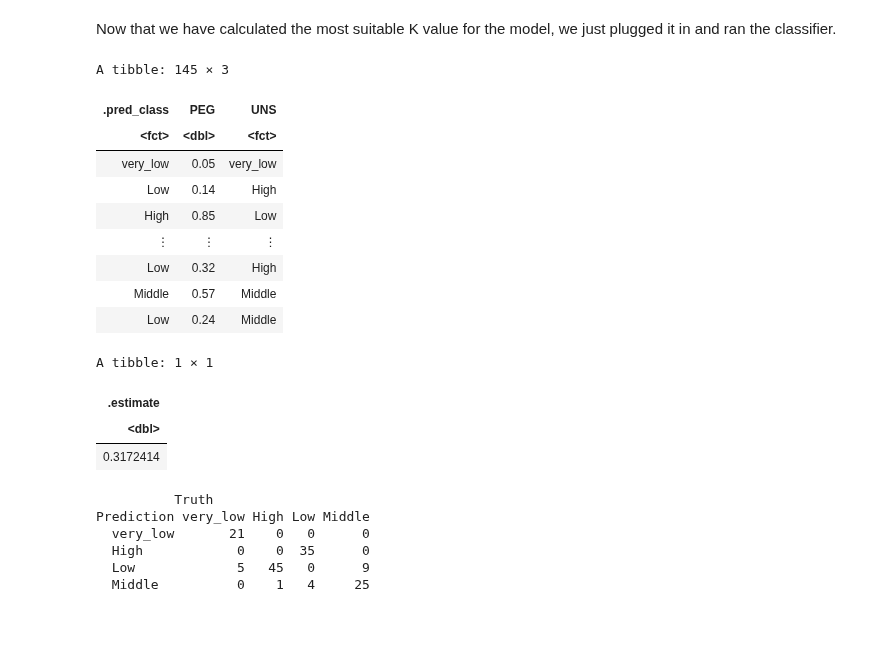
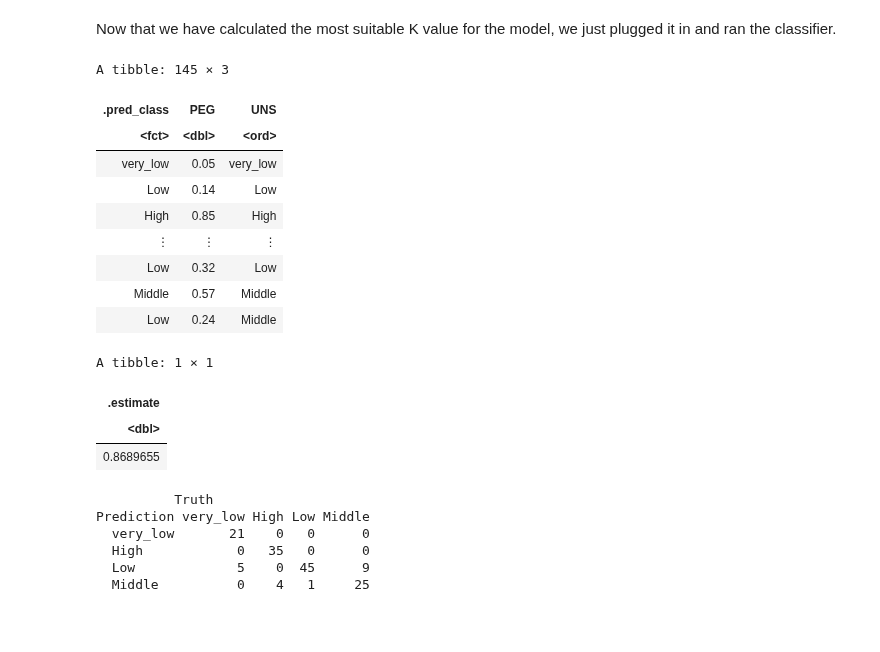
Before and after one commit to pgbenng/DSCI-Group-38-Project, a Jupyter notebook: proposal.ipynb, the cells around one changed output. Saved outputs shown, nothing was run; the diff lists cells and outputs as text; code cells hidden in the pictures.

Commit message:
matched factor levels

```diff
--- a/proposal.ipynb
+++ b/proposal.ipynb
@@ -142,7 +142,7 @@ A tibble: 10 × 2
 | 0.80 | High |
 | 0.07 | very_low |
 # %%
-levels(dataset_testing$UNS) <- c("very_low", "High", "Low", "Middle") #makes the factor levels of the training and testing data the same, so that later
+dataset_testing$UNS <- ordered(dataset_testing$UNS, levels = c("very_low", "High", "Low", "Middle"))  #makes the factor levels of the training and testing data the same, originally was different
 # %% [markdown]
 <br>
 
@@ -259,40 +259,40 @@ Now that we have calculated the most suitable K value for the model, we just plu
 # %%
 set.seed(9999)
 knn_spec_2 <- nearest_neighbor(weight_func = "rectangular", neighbors = kmin) %>%      # plug in the best k value that we found above
               set_engine("kknn") %>%
               set_mode("classification")
 
 knn_fit <- workflow() %>%
            add_recipe(recipe) %>%             #adds the same recipe above
            add_model(knn_spec_2) %>%          #adds the new model with the best k-value that we found above
            fit(data = dataset_training)       #fit the training data
 
 predictions <- knn_fit %>%                   #fits the workflow
                predict(dataset_testing) %>%  #predicts the UNS value  for each observation in the testing data
                bind_cols(dataset_testing)    #puts the column with all the predictions into the testing dataframe
 predictions
 
 
-summary <- predictions %>%s
+summary <- predictions %>%
             metrics(truth = "UNS", estimate = ".pred_class") %>%  #determines the accuracy (and other metrics) based on each testing set observation's predicted UNS value and actual UNS value
            filter(.metric == "accuracy")%>%                       #filters out all the rows with the accuracy metric since that is the only thing we need
            select(.estimate)                                      #selects the accuracy value
 summary
 # %% [output]
 A tibble: 145 × 3
 | .pred_class | PEG | UNS |
-| <fct> | <dbl> | <fct> |
+| <fct> | <dbl> | <ord> |
 | very_low | 0.05 | very_low |
-| Low | 0.14 | High |
-| High | 0.85 | Low |
+| Low | 0.14 | Low |
+| High | 0.85 | High |
 | ⋮ | ⋮ | ⋮ |
-| Low | 0.32 | High |
+| Low | 0.32 | Low |
 | Middle | 0.57 | Middle |
 | Low | 0.24 | Middle |
 A tibble: 1 × 1
 | .estimate |
 | <dbl> |
-| 0.3172414 |
+| 0.8689655 |
 # %%
 conf_mat <- predictions %>%
             conf_mat(truth = UNS, estimate = .pred_class) #creates a confusion matrix so that we can see how many predictions for each category the model predicted correctly
@@ -301,9 +301,9 @@ conf_mat
           Truth
 Prediction very_low High Low Middle
   very_low       21    0   0      0
-  High            0    0  35      0
-  Low             5   45   0      9
-  Middle          0    1   4     25
+  High            0   35   0      0
+  Low             5    0  45      9
+  Middle          0    4   1     25
 # %% [markdown]
 <br>
 # %% [markdown]
```
